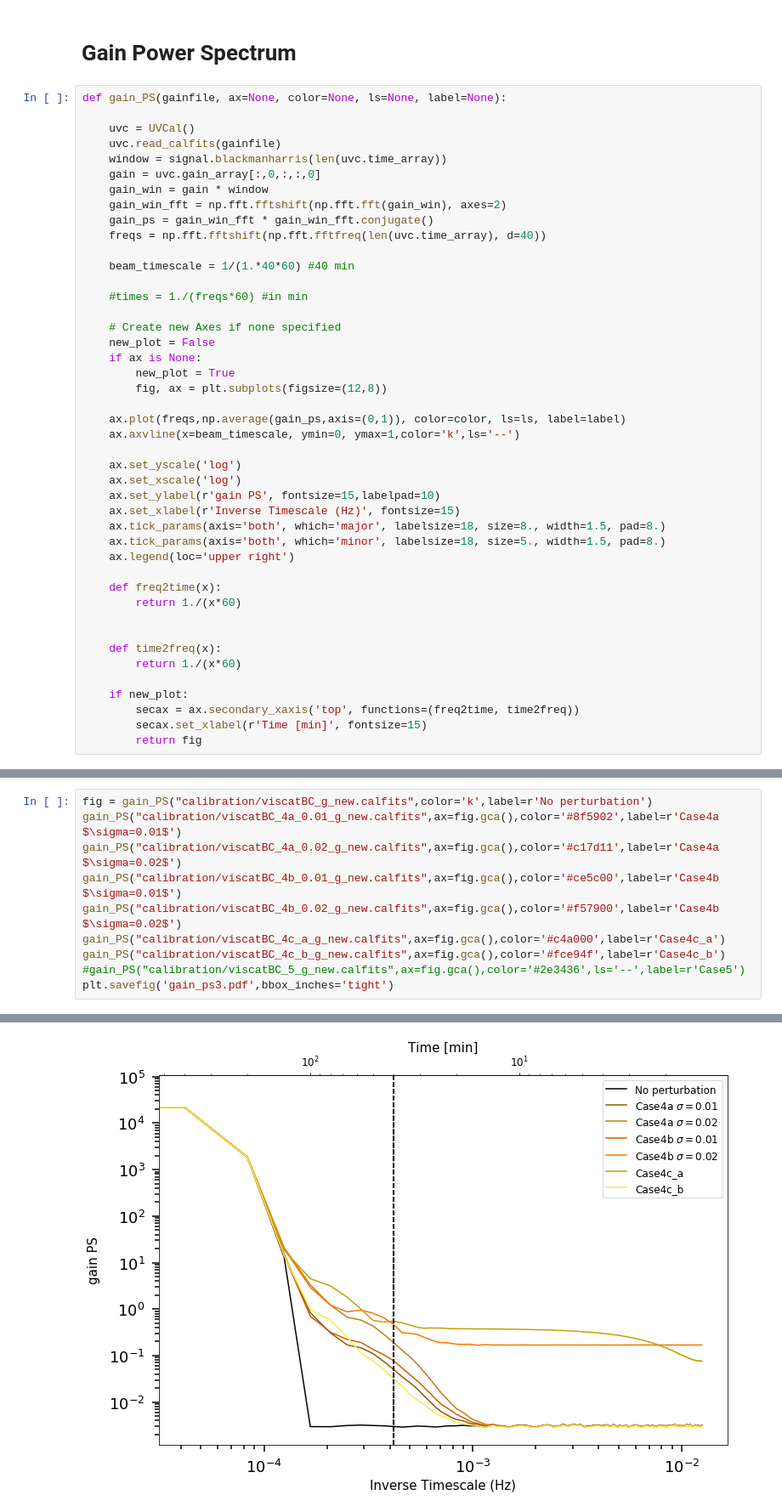
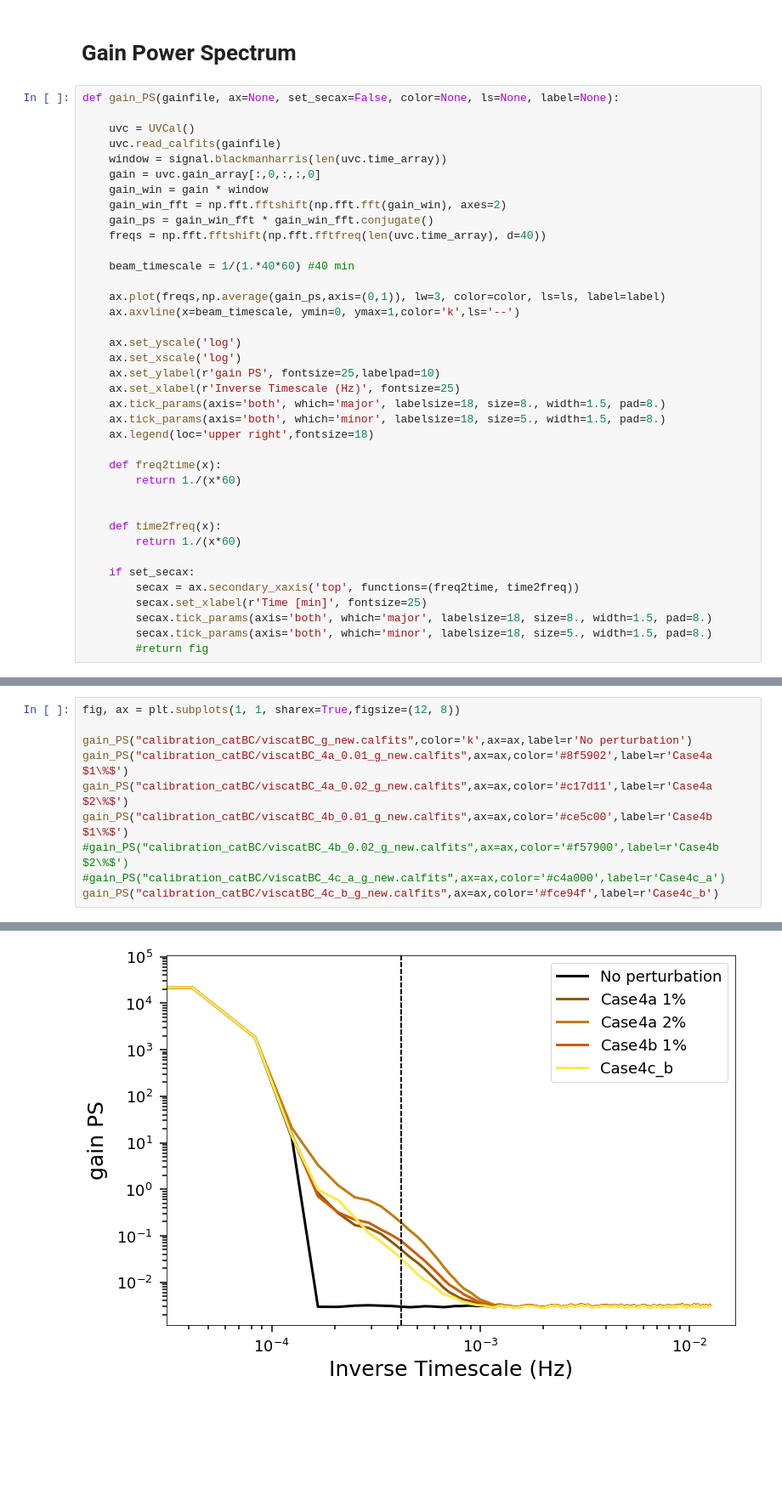
Before and after one commit to philbull/non-redundant-pipeline, a Jupyter notebook: plot.ipynb, the cells around one changed output, grey strips where cells are left out. Shown at 85% size. Cells and saved outputs as stored; diff of their text form; blank space fills up the shorter version.

```diff
--- a/plot.ipynb
+++ b/plot.ipynb
@@ -379,7 +380,7 @@ Warning: converting a masked element to nan.
 # %% [markdown]
 # Gain Power Spectrum
 # %%
-def gain_PS(gainfile, ax=None, color=None, ls=None, label=None):
+def gain_PS(gainfile, ax=None, set_secax=False, color=None, ls=None, label=None):
 
     uvc = UVCal()
     uvc.read_calfits(gainfile)
@@ -392,24 +393,16 @@ def gain_PS(gainfile, ax=None, color=None, ls=None, label=None):
 
     beam_timescale = 1/(1.*40*60) #40 min
 
-    #times = 1./(freqs*60) #in min
-
-    # Create new Axes if none specified
-    new_plot = False
-    if ax is None:
-        new_plot = True
-        fig, ax = plt.subplots(figsize=(12,8))
-
-    ax.plot(freqs,np.average(gain_ps,axis=(0,1)), color=color, ls=ls, label=label)
+    ax.plot(freqs,np.average(gain_ps,axis=(0,1)), lw=3, color=color, ls=ls, label=label)
     ax.axvline(x=beam_timescale, ymin=0, ymax=1,color='k',ls='--')
 
     ax.set_yscale('log')
     ax.set_xscale('log')
-    ax.set_ylabel(r'gain PS', fontsize=15,labelpad=10)
-    ax.set_xlabel(r'Inverse Timescale (Hz)', fontsize=15)
+    ax.set_ylabel(r'gain PS', fontsize=25,labelpad=10)
+    ax.set_xlabel(r'Inverse Timescale (Hz)', fontsize=25)
     ax.tick_params(axis='both', which='major', labelsize=18, size=8., width=1.5, pad=8.)
     ax.tick_params(axis='both', which='minor', labelsize=18, size=5., width=1.5, pad=8.)
-    ax.legend(loc='upper right')
+    ax.legend(loc='upper right',fontsize=18)
 
     def freq2time(x):
         return 1./(x*60)
@@ -418,7 +411,9 @@ def gain_PS(gainfile, ax=None, color=None, ls=None, label=None):
     def time2freq(x):
         return 1./(x*60)
 
-    if new_plot:
+    if set_secax:
         secax = ax.secondary_xaxis('top', functions=(freq2time, time2freq))
-        secax.set_xlabel(r'Time [min]', fontsize=15)
-        return fig
+        secax.set_xlabel(r'Time [min]', fontsize=25)
+        secax.tick_params(axis='both', which='major', labelsize=18, size=8., width=1.5, pad=8.)
+        secax.tick_params(axis='both', which='minor', labelsize=18, size=5., width=1.5, pad=8.)
+        #return fig
@@ -466,11 +808,11 @@ divide by zero encountered in true_divide
 # %%
-fig = gain_PS("calibration/viscatBC_g_new.calfits",color='k',label=r'No perturbation')
-gain_PS("calibration/viscatBC_4a_0.01_g_new.calfits",ax=fig.gca(),color='#8f5902',label=r'Case4a $\sigma=0.01$')
-gain_PS("calibration/viscatBC_4a_0.02_g_new.calfits",ax=fig.gca(),color='#c17d11',label=r'Case4a $\sigma=0.02$')
-gain_PS("calibration/viscatBC_4b_0.01_g_new.calfits",ax=fig.gca(),color='#ce5c00',label=r'Case4b $\sigma=0.01$')
-gain_PS("calibration/viscatBC_4b_0.02_g_new.calfits",ax=fig.gca(),color='#f57900',label=r'Case4b $\sigma=0.02$')
-gain_PS("calibration/viscatBC_4c_a_g_new.calfits",ax=fig.gca(),color='#c4a000',label=r'Case4c_a')
-gain_PS("calibration/viscatBC_4c_b_g_new.calfits",ax=fig.gca(),color='#fce94f',label=r'Case4c_b')
-#gain_PS("calibration/viscatBC_5_g_new.calfits",ax=fig.gca(),color='#2e3436',ls='--',label=r'Case5')
-plt.savefig('gain_ps3.pdf',bbox_inches='tight')
+fig, ax = plt.subplots(1, 1, sharex=True,figsize=(12, 8))
+
+gain_PS("calibration_catBC/viscatBC_g_new.calfits",color='k',ax=ax,label=r'No perturbation')
+gain_PS("calibration_catBC/viscatBC_4a_0.01_g_new.calfits",ax=ax,color='#8f5902',label=r'Case4a $1\%$')
+gain_PS("calibration_catBC/viscatBC_4a_0.02_g_new.calfits",ax=ax,color='#c17d11',label=r'Case4a $2\%$')
+gain_PS("calibration_catBC/viscatBC_4b_0.01_g_new.calfits",ax=ax,color='#ce5c00',label=r'Case4b $1\%$')
+#gain_PS("calibration_catBC/viscatBC_4b_0.02_g_new.calfits",ax=ax,color='#f57900',label=r'Case4b $2\%$')
+#gain_PS("calibration_catBC/viscatBC_4c_a_g_new.calfits",ax=ax,color='#c4a000',label=r'Case4c_a')
+gain_PS("calibration_catBC/viscatBC_4c_b_g_new.calfits",ax=ax,color='#fce94f',label=r'Case4c_b')
 # %% [output]
@@ -488 +824 @@ divide by zero encountered in true_divide
-[figure, old version]
+[figure, new version]
```
Also changed, not shown: parts of 33 cells of this notebook, 17 other files.
